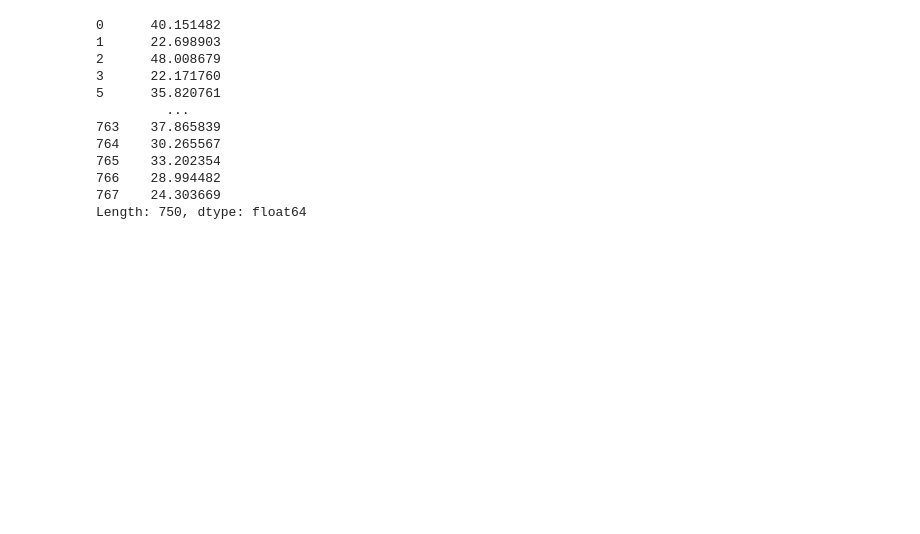
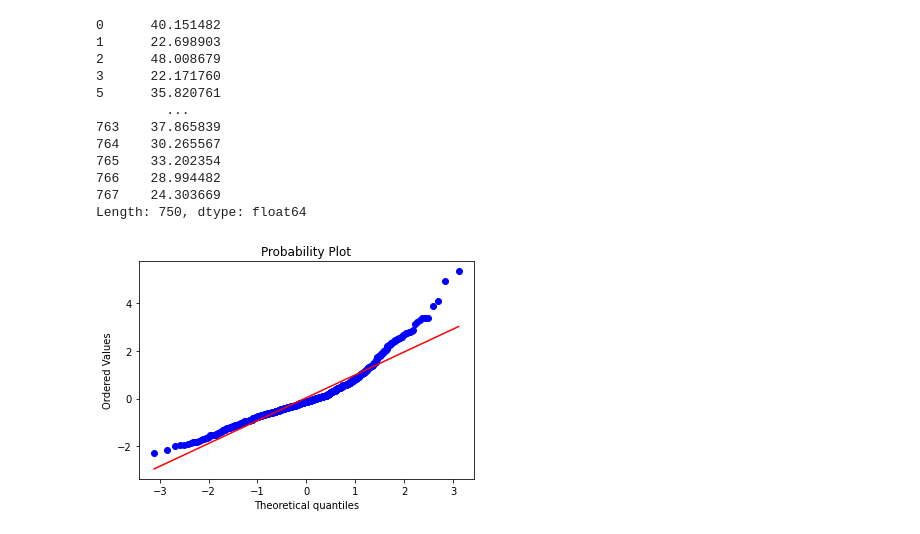
Before and after one commit to InfoDeveloper-dev/Machine-Learning-Basics, a Jupyter notebook: Linear_Regression/Multivariate_Linear_Regression.ipynb, the cells around one changed output. Saved outputs shown, nothing was run; the diff lists cells and outputs as text; code cells hidden in the pictures; blank space fills up the shorter version.

```diff
--- a/Linear_Regression/Multivariate_Linear_Regression.ipynb
+++ b/Linear_Regression/Multivariate_Linear_Regression.ipynb
@@ -222,3 +226,12 @@ ypred
 766    28.994482
 767    24.303669
 Length: 750, dtype: float64
+# %%
+# errors or residuals which is actual - predicted values
+residuals = ols_modified_fit.resid_pearson
+# %%
+# if more blue lies on the red line then error us more symmetric distributed
+stats.probplot(residuals, dist="norm", plot=pylab)
+pylab.show()
+# %% [output]
+[figure, added]
```
Also changed, not shown: parts of 9 cells of this notebook.
